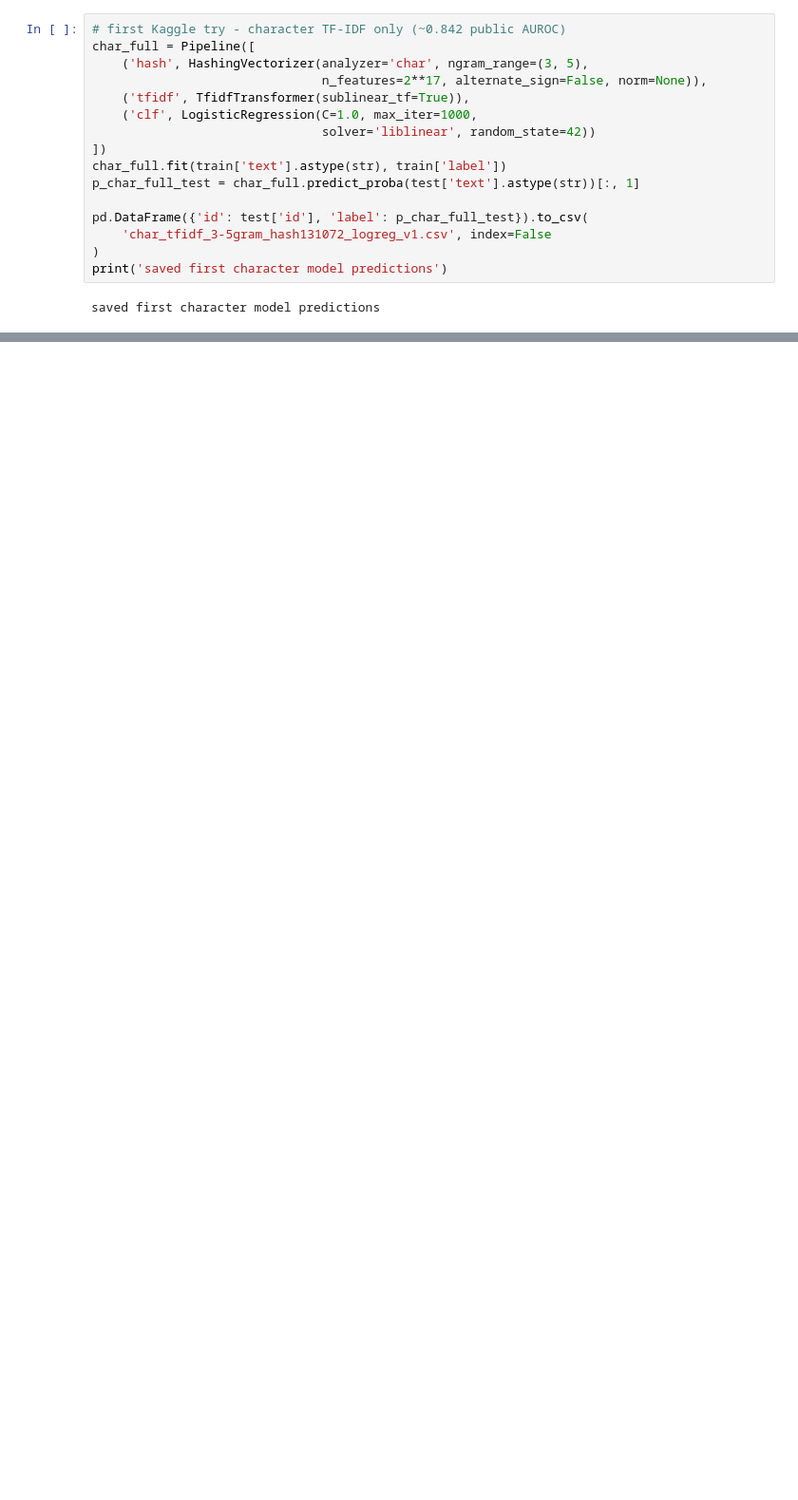
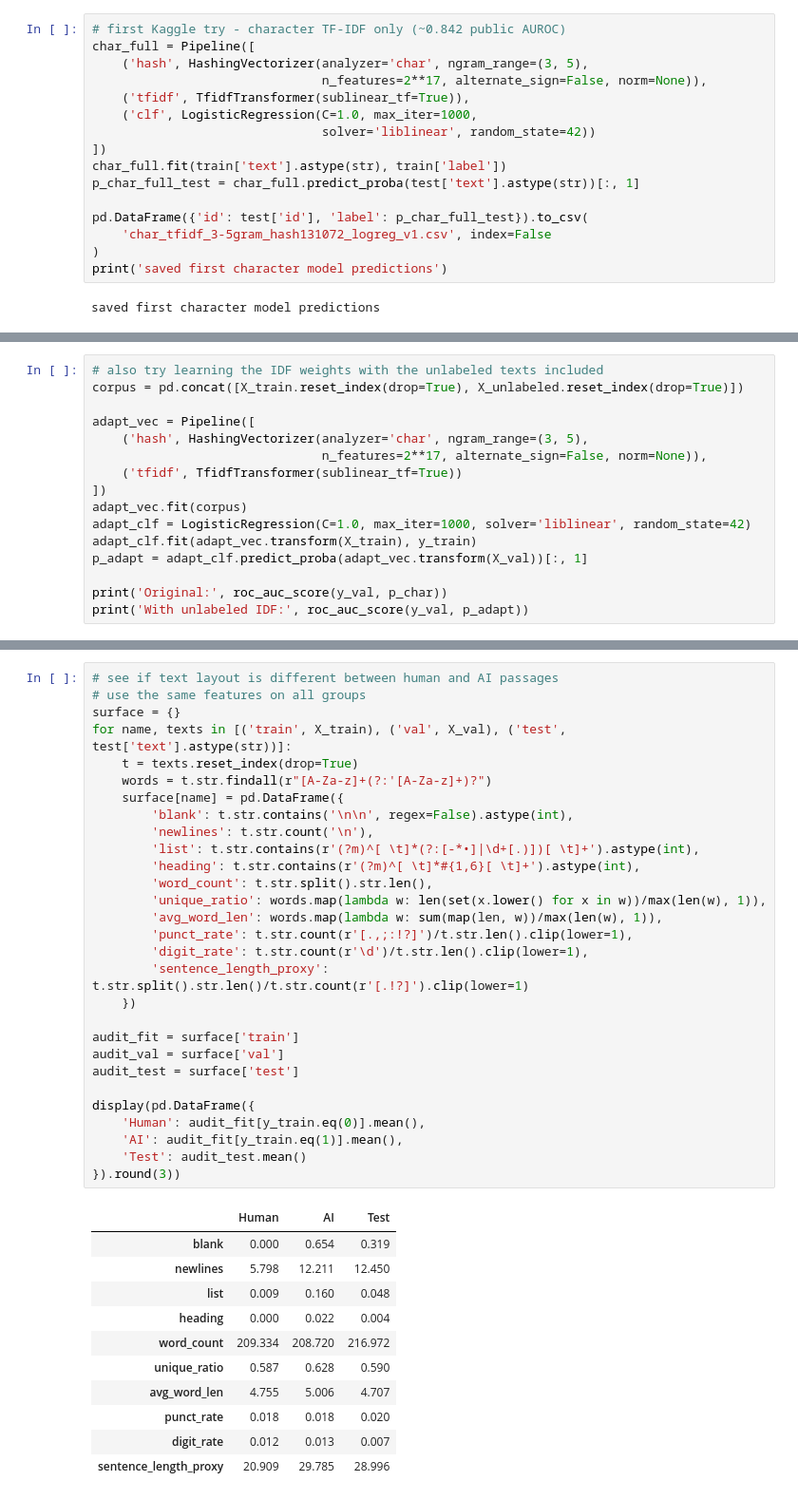
Before and after one commit to minghan-gao/human-or-ai-submissions, a Jupyter notebook: submissions/team-18/Experiment_git.ipynb, the cells around one changed output, grey strips where cells are left out. Shown at 95% size. Saved outputs shown, nothing was run; the diff lists cells and outputs as text; blank space fills up the shorter version.

Commit message:
Blank Bonus

```diff
--- a/submissions/team-18/Experiment_git.ipynb
+++ b/submissions/team-18/Experiment_git.ipynb
@@ -116,0 +148,16 @@ saved first character model predictions
+# %%
+# also try learning the IDF weights with the unlabeled texts included
+corpus = pd.concat([X_train.reset_index(drop=True), X_unlabeled.reset_index(drop=True)])
+
+adapt_vec = Pipeline([
+    ('hash', HashingVectorizer(analyzer='char', ngram_range=(3, 5),
+                               n_features=2**17, alternate_sign=False, norm=None)),
+    ('tfidf', TfidfTransformer(sublinear_tf=True))
+])
+adapt_vec.fit(corpus)
+adapt_clf = LogisticRegression(C=1.0, max_iter=1000, solver='liblinear', random_state=42)
+adapt_clf.fit(adapt_vec.transform(X_train), y_train)
+p_adapt = adapt_clf.predict_proba(adapt_vec.transform(X_val))[:, 1]
+
+print('Original:', roc_auc_score(y_val, p_char))
+print('With unlabeled IDF:', roc_auc_score(y_val, p_adapt))
@@ -116,0 +200,41 @@ saved first character model predictions
+# %%
+# see if text layout is different between human and AI passages
+# use the same features on all groups
+surface = {}
+for name, texts in [('train', X_train), ('val', X_val), ('test', test['text'].astype(str))]:
+    t = texts.reset_index(drop=True)
+    words = t.str.findall(r"[A-Za-z]+(?:'[A-Za-z]+)?")
+    surface[name] = pd.DataFrame({
+        'blank': t.str.contains('\n\n', regex=False).astype(int),
+        'newlines': t.str.count('\n'),
+        'list': t.str.contains(r'(?m)^[ \t]*(?:[-*•]|\d+[.)])[ \t]+').astype(int),
+        'heading': t.str.contains(r'(?m)^[ \t]*#{1,6}[ \t]+').astype(int),
+        'word_count': t.str.split().str.len(),
+        'unique_ratio': words.map(lambda w: len(set(x.lower() for x in w))/max(len(w), 1)),
+        'avg_word_len': words.map(lambda w: sum(map(len, w))/max(len(w), 1)),
+        'punct_rate': t.str.count(r'[.,;:!?]')/t.str.len().clip(lower=1),
+        'digit_rate': t.str.count(r'\d')/t.str.len().clip(lower=1),
+        'sentence_length_proxy': t.str.split().str.len()/t.str.count(r'[.!?]').clip(lower=1)
+    })
+
+audit_fit = surface['train']
+audit_val = surface['val']
+audit_test = surface['test']
+
+display(pd.DataFrame({
+    'Human': audit_fit[y_train.eq(0)].mean(),
+    'AI': audit_fit[y_train.eq(1)].mean(),
+    'Test': audit_test.mean()
+}).round(3))
+# %% [output]
+|  | Human | AI | Test |
+| blank | 0.000 | 0.654 | 0.319 |
+| newlines | 5.798 | 12.211 | 12.450 |
+| list | 0.009 | 0.160 | 0.048 |
+| heading | 0.000 | 0.022 | 0.004 |
+| word_count | 209.334 | 208.720 | 216.972 |
+| unique_ratio | 0.587 | 0.628 | 0.590 |
+| avg_word_len | 4.755 | 5.006 | 4.707 |
+| punct_rate | 0.018 | 0.018 | 0.020 |
+| digit_rate | 0.012 | 0.013 | 0.007 |
+| sentence_length_proxy | 20.909 | 29.785 | 28.996 |
```
Also changed, not shown: parts of 12 cells of this notebook.
